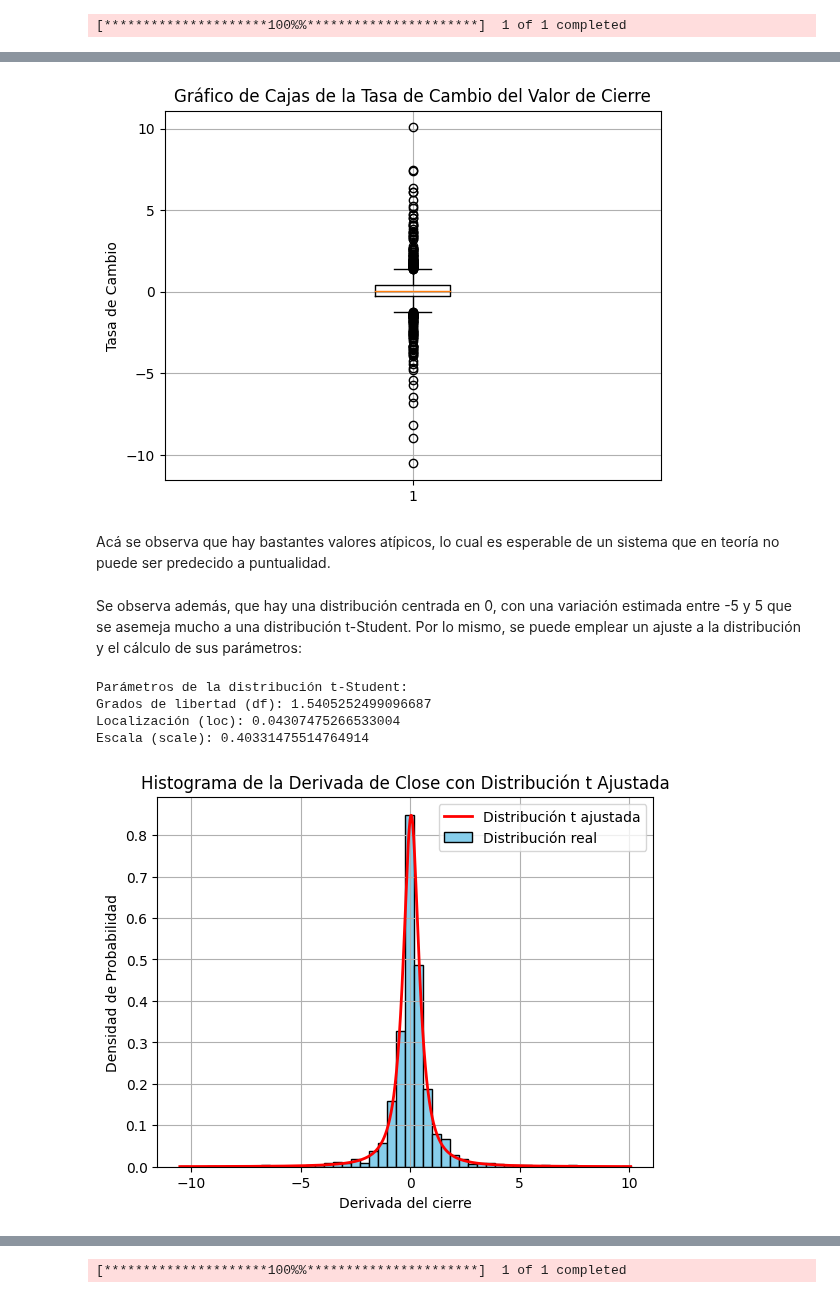
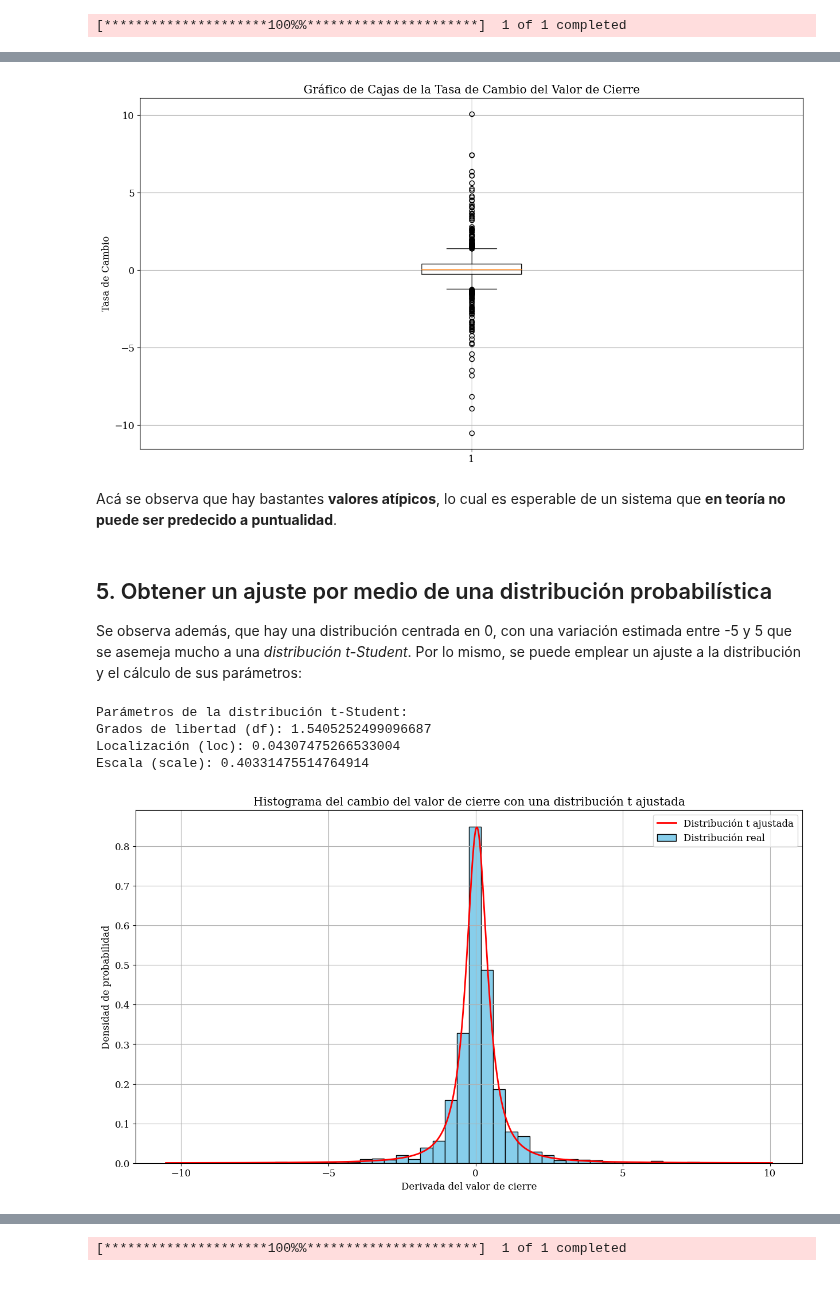
Before and after one commit to jkhansell/sc_notebooks, a Jupyter notebook: EjerciciosExtra/Analisis_Mercado.ipynb, the cells around one changed output, grey strips where cells are left out. Saved outputs shown, nothing was run; the diff lists cells and outputs as text; code cells hidden in the pictures.

```diff
--- a/EjerciciosExtra/Analisis_Mercado.ipynb
+++ b/EjerciciosExtra/Analisis_Mercado.ipynb
@@ -46,5 +77,8 @@ dtype: int64
 # %%
-# Se puede graficar cómo se va comportando el valor de apertura, cierre, bajos y máximos respecto al tiempo
+plt.rcParams['font.family'] = 'serif'
+plt.rcParams['font.size'] = 12
+
+plt.figure(figsize=(15, 8))
 
 plt.plot(data.index, data['Open'], label='Open')
 plt.plot(data.index, data['High'], label='High')
@@ -88,44 +125,48 @@ plt.show()
 # %%
 # Crear el gráfico de cajas
+plt.figure(figsize=(15, 8))
 plt.boxplot(data['Close change'])
 plt.title('Gráfico de Cajas de la Tasa de Cambio del Valor de Cierre')
 plt.ylabel('Tasa de Cambio')
 plt.grid(True)
 plt.show()
 # %% [output]
-[figure, old version]
+[figure, new version]
 # %% [markdown]
-Acá se observa que hay bastantes valores atípicos, lo cual es esperable de un sistema que en teoría no puede ser predecido a puntualidad.
+Acá se observa que hay bastantes **valores atípicos**, lo cual es esperable de un sistema que **en teoría no puede ser predecido a puntualidad**.
 # %% [markdown]
-Se observa además, que hay una distribución centrada en 0, con una variación estimada entre -5 y 5 que se asemeja mucho a una distribución t-Student. Por lo mismo, se puede emplear un ajuste a la distribución y el cálculo de sus parámetros:
+## 5. Obtener un ajuste por medio de una distribución probabilística
+
+Se observa además, que hay una distribución centrada en 0, con una variación estimada entre -5 y 5 que se asemeja mucho a una *distribución t-Student*. Por lo mismo, se puede emplear un ajuste a la distribución y el cálculo de sus parámetros:
 # %%
 # Se emplea un ajuste por medio de la distribución t-Student
 params = t.fit(data['Close change'])
 
 # Se devuelven los parámetros ajustados
 df, loc, scale = params
 print("Parámetros de la distribución t-Student:")
 print("Grados de libertad (df):", df)
 print("Localización (loc):", loc)
 print("Escala (scale):", scale)
 
 # Se grafica el ajuste
 x = np.linspace(data['Close change'].min(), data['Close change'].max(), 1000)
+plt.figure(figsize=(15, 8))
 plt.plot(x, t.pdf(x, df, loc, scale), 'r-', lw=2, label='Distribución t ajustada')
 plt.hist(data['Close change'], bins=50, density=True, color='skyblue', edgecolor='black', label='Distribución real')
 
-plt.title('Histograma de la Derivada de Close con Distribución t Ajustada')
-plt.xlabel('Derivada del cierre')
-plt.ylabel('Densidad de Probabilidad')
+plt.title('Histograma del cambio del valor de cierre con una distribución t ajustada')
+plt.xlabel('Derivada del valor de cierre')
+plt.ylabel('Densidad de probabilidad')
 plt.legend()
 plt.grid(True)
 plt.show()
 # %% [output]
 Parámetros de la distribución t-Student:
 Grados de libertad (df): 1.5405252499096687
 Localización (loc): 0.04307475266533004
 Escala (scale): 0.40331475514764914
-[figure, old version]
+[figure, new version]
 # %% [markdown]
 Véase que esta función describe bastante bien la distribución de probabilidad del cambio del valor de cierre, con una forma bastante simétrica y muy punteada en el no cambio, con un ligera desviación a la derecha (0.04). Sin embargo, no es muy fiable dado que se calculan bajos grados de libertad, por lo que no sería un buen predictor. Sin embargo, por el gusto del arte, hagámoslo:
 
```
Also changed, not shown: parts of 19 cells of this notebook, 5 other files.
